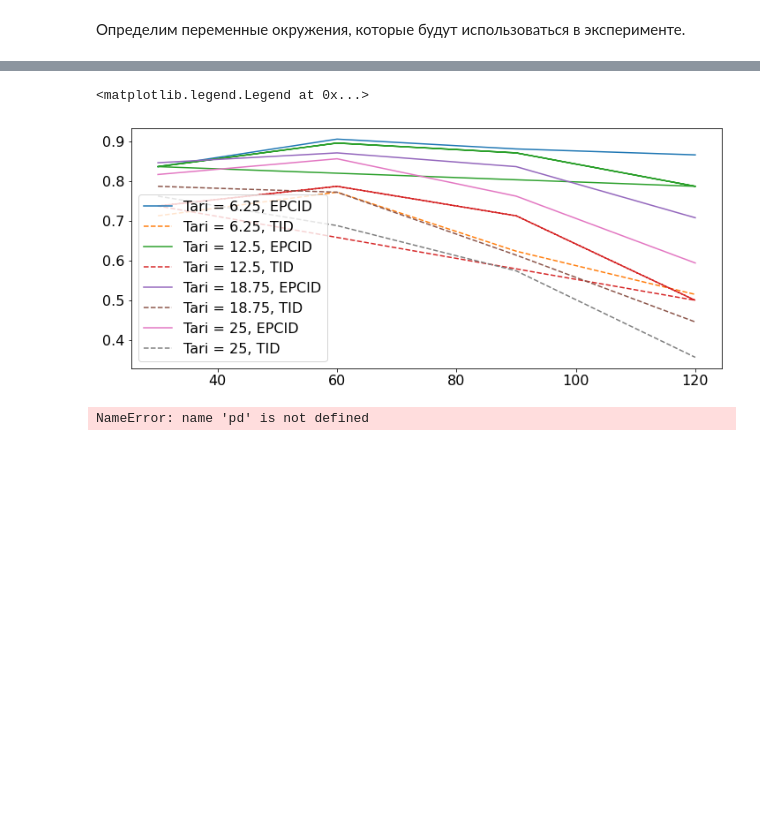
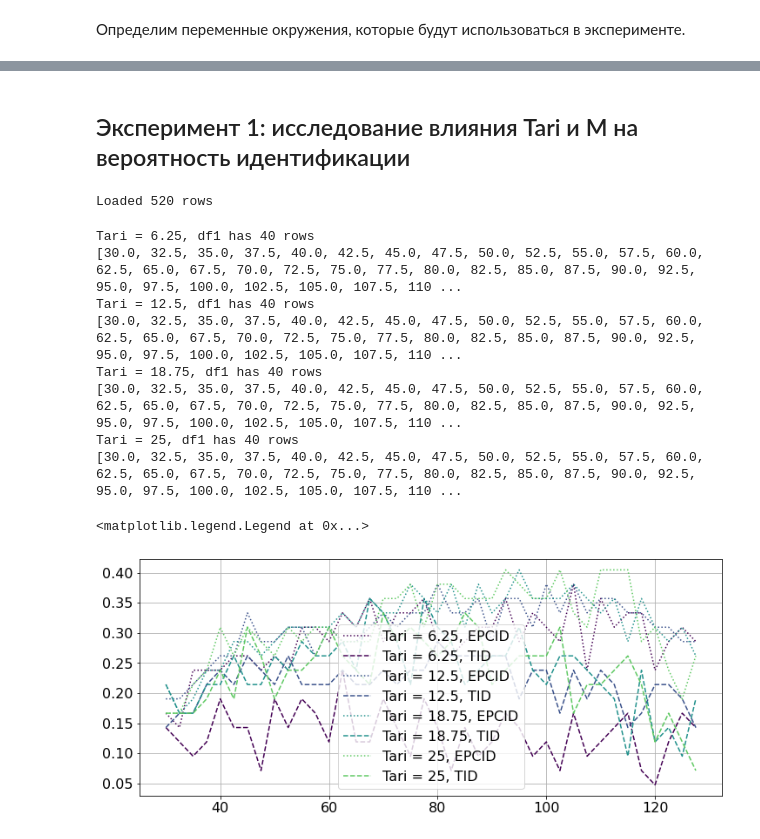
Before and after one commit to kruglov-mipt/diplom, a Jupyter notebook: experiments/Simulation.ipynb, the cells around one changed output, grey strips where cells are left out. Saved outputs shown, nothing was run; the diff lists cells and outputs as text; code cells hidden in the pictures; blank space fills up the shorter version.

```diff
--- a/experiments/Simulation.ipynb
+++ b/experiments/Simulation.ipynb
@@ -95,0 +65,8 @@ df
+# %%
+def make_input(base, **kwargs) -> Input:
+    inp = deepcopy(base)
+    for key, value in kwargs.items():
+        if key not in Input.__dataclass_fields__:
+            raise KeyError(f'Input does not have key "{key}"')
+        setattr(inp, key, value)
+    return inp
@@ -96,17 +227,46 @@ df
+# %% [markdown]
+## Эксперимент 1: исследование влияния Tari и M на вероятность идентификации
+# %%
+DF = pd.read_csv("data/sim_data_20.csv").sort_values('vehicle_speed')
+print(f"Loaded {DF.shape[0]} rows")
+# %% [output]
+Loaded 520 rows
 # %%
+#
+# PLOT SPEED vs ID_RATE, misc TARI
+# --------------------------------
 fig, ax = plt.subplots(figsize=(12, 5), nrows=1, ncols=1)
-for tari in [6.25, 12.5, 18.75, 25]:
-    df1 = df[(df.tari == tari) & (df.m == 4)]
+for i, tari in enumerate([6.25, 12.5, 18.75, 25]):
+    df1 = DF[
+        (DF.tari == tari) &
+        (DF.m == BASE_M) &
+        (DF.reader_tx_power == BASE_P) &
+        (DF.tid_size == BASE_TID) &
+        (DF.use_tag_back == True) &
+        (DF.use_tag_front == True) &
+        (DF.reader_session_strategy == BASE_FLAG)
+    ].sort_values(['vehicle_speed'])
+    print(f"Tari = {tari}, df1 has {df1.shape[0]} rows")
+    color = get_color(i/4)
     speed = df1.vehicle_speed
+    print(list(speed))
     epc_read_rate = df1.epc_read_rate
     tid_read_rate = df1.tid_read_rate
-    ax.plot(speed, epc_read_rate, linestyle='-', label=f"Tari = {tari}, EPCID")
-    ax.plot(speed, tid_read_rate, linestyle='--', label=f"Tari = {tari}, TID")
+    vehicle_read_rate = df1.vehicle_read_rate
+    ax.plot(speed, epc_read_rate, linestyle=':', label=f"Tari = {tari}, EPCID", color=color)
+    ax.plot(speed, tid_read_rate, linestyle='--', label=f"Tari = {tari}, TID", color=color)
+    # ax.plot(speed, vehicle_read_rate, linestyle='-', label=f"Tari = {tari}, Vehicle", color=color)
+# ax.set_ylim((0, 1))
+ax.grid()
 ax.legend()
 # %% [output]
-<matplotlib.legend.Legend at 0x...>
+Tari = 6.25, df1 has 40 rows
+[30.0, 32.5, 35.0, 37.5, 40.0, 42.5, 45.0, 47.5, 50.0, 52.5, 55.0, 57.5, 60.0, 62.5, 65.0, 67.5, 70.0, 72.5, 75.0, 77.5, 80.0, 82.5, 85.0, 87.5, 90.0, 92.5, 95.0, 97.5, 100.0, 102.5, 105.0, 107.5, 110 ...
+Tari = 12.5, df1 has 40 rows
+[30.0, 32.5, 35.0, 37.5, 40.0, 42.5, 45.0, 47.5, 50.0, 52.5, 55.0, 57.5, 60.0, 62.5, 65.0, 67.5, 70.0, 72.5, 75.0, 77.5, 80.0, 82.5, 85.0, 87.5, 90.0, 92.5, 95.0, 97.5, 100.0, 102.5, 105.0, 107.5, 110 ...
+Tari = 18.75, df1 has 40 rows
+[30.0, 32.5, 35.0, 37.5, 40.0, 42.5, 45.0, 47.5, 50.0, 52.5, 55.0, 57.5, 60.0, 62.5, 65.0, 67.5, 70.0, 72.5, 75.0, 77.5, 80.0, 82.5, 85.0, 87.5, 90.0, 92.5, 95.0, 97.5, 100.0, 102.5, 105.0, 107.5, 110 ...
+Tari = 25, df1 has 40 rows
+[30.0, 32.5, 35.0, 37.5, 40.0, 42.5, 45.0, 47.5, 50.0, 52.5, 55.0, 57.5, 60.0, 62.5, 65.0, 67.5, 70.0, 72.5, 75.0, 77.5, 80.0, 82.5, 85.0, 87.5, 90.0, 92.5, 95.0, 97.5, 100.0, 102.5, 105.0, 107.5, 110 ...
+<matplotlib.legend.Legend at 0x...>
-[figure, old version]
+[figure, new version]
-# %%
-df = pd.read_csv(SIM_FILE_PATH)
-# %% [output]
-NameError: name 'pd' is not defined
```
Also changed, not shown: parts of 18 cells of this notebook, 6 other files.
